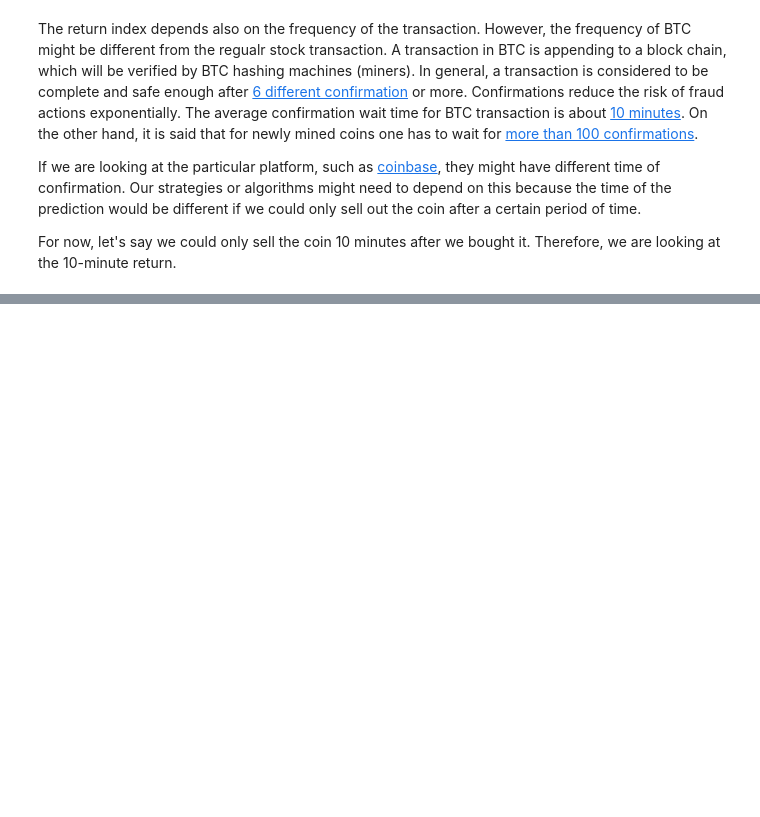
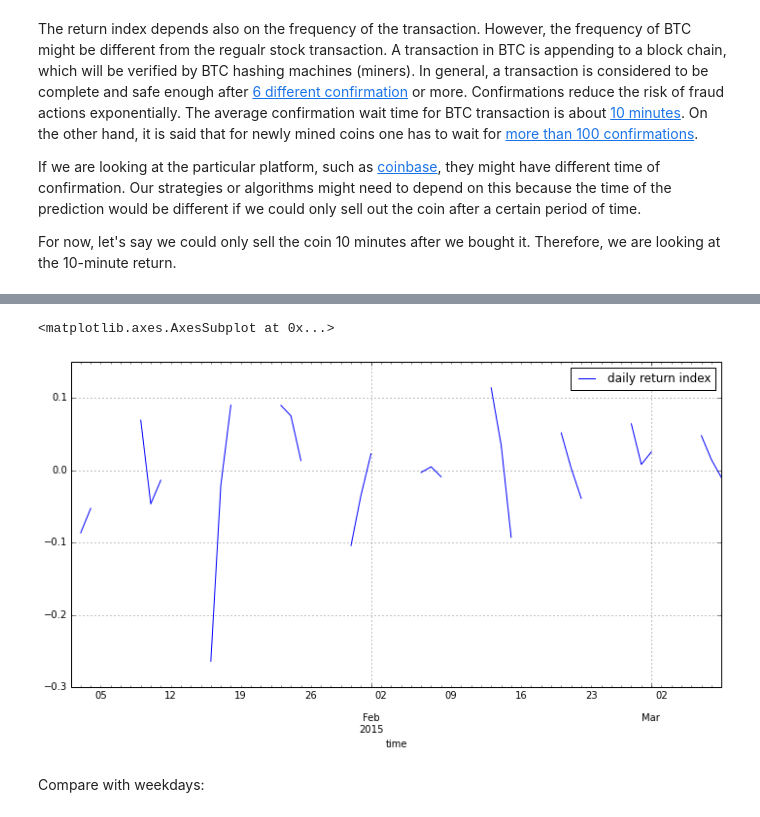
Before and after one commit to yyl/btc-price-analysis, a Jupyter notebook: basics.ipynb, the cells around one changed output, grey strips where cells are left out. Drawn from its saved outputs; the diff is of its cells as text; code cells hidden in the pictures; blank space fills up the shorter version.

Commit message:
script and data update

```diff
--- a/basics.ipynb
+++ b/basics.ipynb
@@ -108,0 +113,6 @@ For now, let's say we could only sell the coin 10 minutes after we bought it. Th
+# %%
+# select only weekend data of 2015
+df2015ohlc_wknd = df2015[df2015.index.weekday>3].resample('d', how='ohlc')
+# compute daily returns
+wknd_return = df2015ohlc_wknd['price']['close'].pct_change()
+wknd_return.describe()
@@ -108,0 +129,7 @@ For now, let's say we could only sell the coin 10 minutes after we bought it. Th
+# %%
+wknd_return.plot(legend=True, label='daily return index')
+# %% [output]
+<matplotlib.axes.AxesSubplot at 0x...>
+[figure, added]
+# %% [markdown]
+Compare with weekdays:
```
Also changed, not shown: parts of 18 cells of this notebook, 1 other file.
